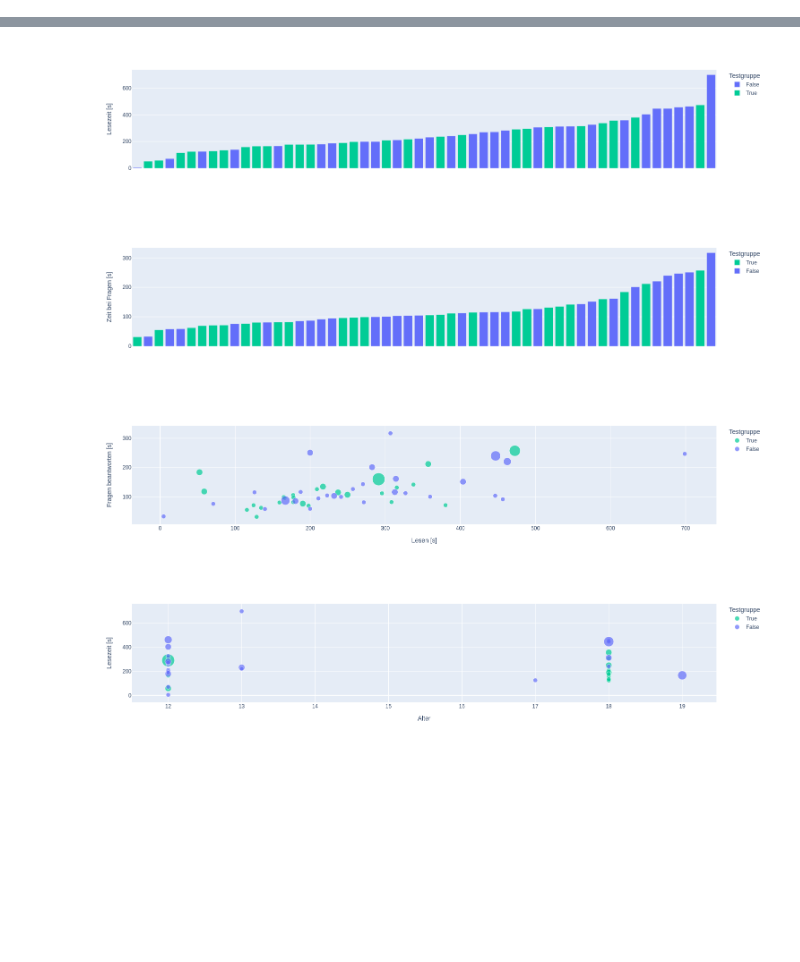
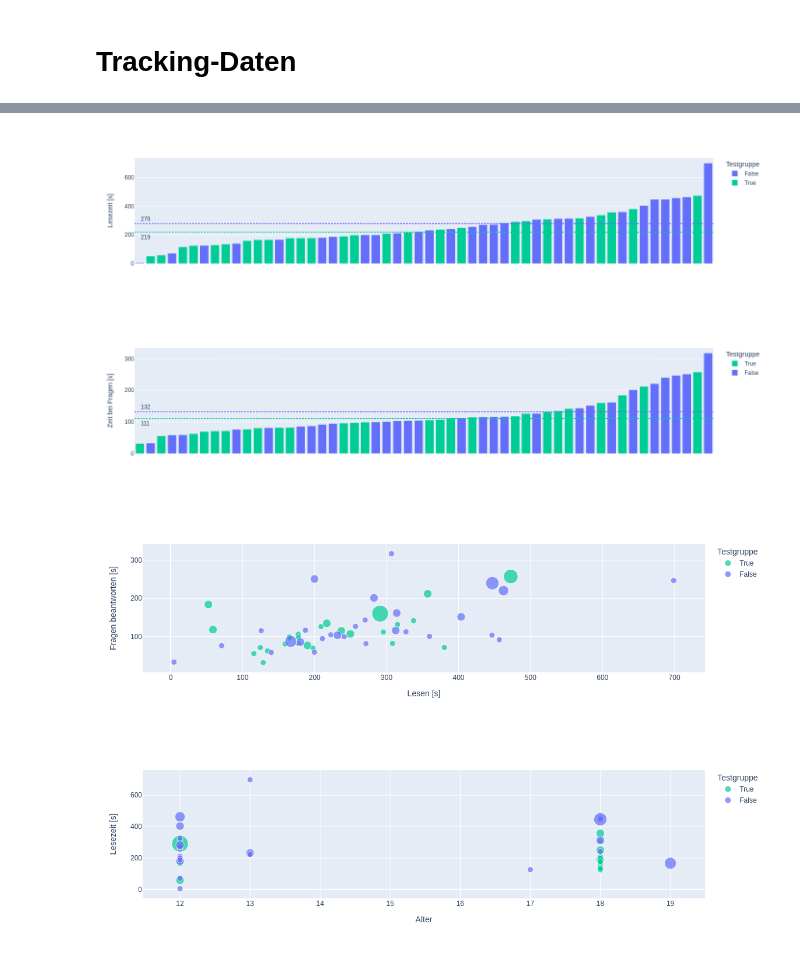
Before and after one commit to xp4u1/reading_study, a Jupyter notebook: data/notebooks/auswertung.ipynb, the cells around one changed output, grey strips where cells are left out. Drawn from its saved outputs; the diff is of its cells as text; code cells hidden in the pictures; blank space fills up the shorter version.

```diff
--- a/data/notebooks/auswertung.ipynb
+++ b/data/notebooks/auswertung.ipynb
@@ -32,0 +28,2 @@ test_color_map = {True: '#00cc96', False: '#636efa'}
+# %%
+df = df.drop_duplicates(subset="id", keep="last")
@@ -37,0 +43,2 @@ df = df.dropna(subset=["reading_duration", "reading_count", "questions_duration"
+# %%
+test_color_map = {True: "#00cc96", False: "#636efa", "true": "#00cc96", "false": "#636efa"}
@@ -38,9 +92,19 @@ df = df.dropna(subset=["reading_duration", "reading_count", "questions_duration"
+# %% [markdown]
+# Tracking-Daten
 # %%
+# Säulendiagramm
 fig = px.bar(df.sort_values(by=["reading_duration"]), x="id", y="reading_duration", color="test", color_discrete_map=test_color_map)
 fig.update_xaxes(showticklabels=False, title_text="")
 fig.update_yaxes(title_text="Lesezeit [s]")
 fig.update_coloraxes(colorbar_title="Testgruppe?")
 fig.update_layout(xaxis_categoryorder = 'total ascending')
 fig.update_layout(legend_title="Testgruppe")
+
+# Liniendiagramme
+average_reading_duration = df.groupby('test')['reading_duration'].mean()
+
+fig.add_hline(y=average_reading_duration.loc[False], line_dash="dot", line_color=test_color_map[False], annotation_text=f"   {round(average_reading_duration.loc[False])}", annotation_position="left top")
+fig.add_hline(y=average_reading_duration.loc[True], line_dash="dot", line_color=test_color_map[True], annotation_text=f"   {round(average_reading_duration.loc[True])}", annotation_position="left bottom")
+
 fig.show()
 # %% [output]
@@ -48,13 +111,21 @@ fig.show()
-[figure, old version]
+[figure, new version]
 # %%
+# Säulendiagramm
 fig = px.bar(df.sort_values(by=["questions_duration"]), x="id", y="questions_duration", color="test", color_discrete_map=test_color_map)
 fig.update_xaxes(showticklabels=False, title_text="")
 fig.update_yaxes(title_text="Zeit bei Fragen [s]")
 fig.update_layout(xaxis_categoryorder = 'total ascending')
 fig.update_layout(legend_title="Testgruppe")
+
+# Liniendiagramme
+average_questions_duration = df.groupby('test')['questions_duration'].mean()
+
+fig.add_hline(y=average_questions_duration.loc[False], line_dash="dot", line_color=test_color_map[False], annotation_text=f"   {round(average_questions_duration.loc[False])}", annotation_position="left top")
+fig.add_hline(y=average_questions_duration.loc[True], line_dash="dot", line_color=test_color_map[True], annotation_text=f"   {round(average_questions_duration.loc[True])}", annotation_position="left bottom")
+
 fig.show()
 # %% [output]
-[figure, old version]
+[figure, new version]
 # %%
 fig = px.scatter(df, x="reading_duration", y="questions_duration", color="test", size="reading_count", color_discrete_map=test_color_map)
 fig.update_xaxes(title_text="Lesen [s]")
@@ -62,7 +133,7 @@ fig.update_yaxes(title_text="Fragen beantworten [s]")
 fig.update_layout(legend_title="Testgruppe")
 fig.show()
 # %% [output]
-[figure, old version]
+[figure, new version]
 # %%
 fig = px.scatter(df, x="persoenlich_alter", y="reading_duration", color="test", size="reading_count", color_discrete_map=test_color_map)
 fig.update_xaxes(title_text="Alter")
@@ -70,4 +141,4 @@ fig.update_yaxes(title_text="Lesezeit [s]")
 fig.update_layout(legend_title="Testgruppe")
 fig.show()
 # %% [output]
-[figure, old version]
+[figure, new version]
```
Also changed, not shown: parts of 21 cells of this notebook.
